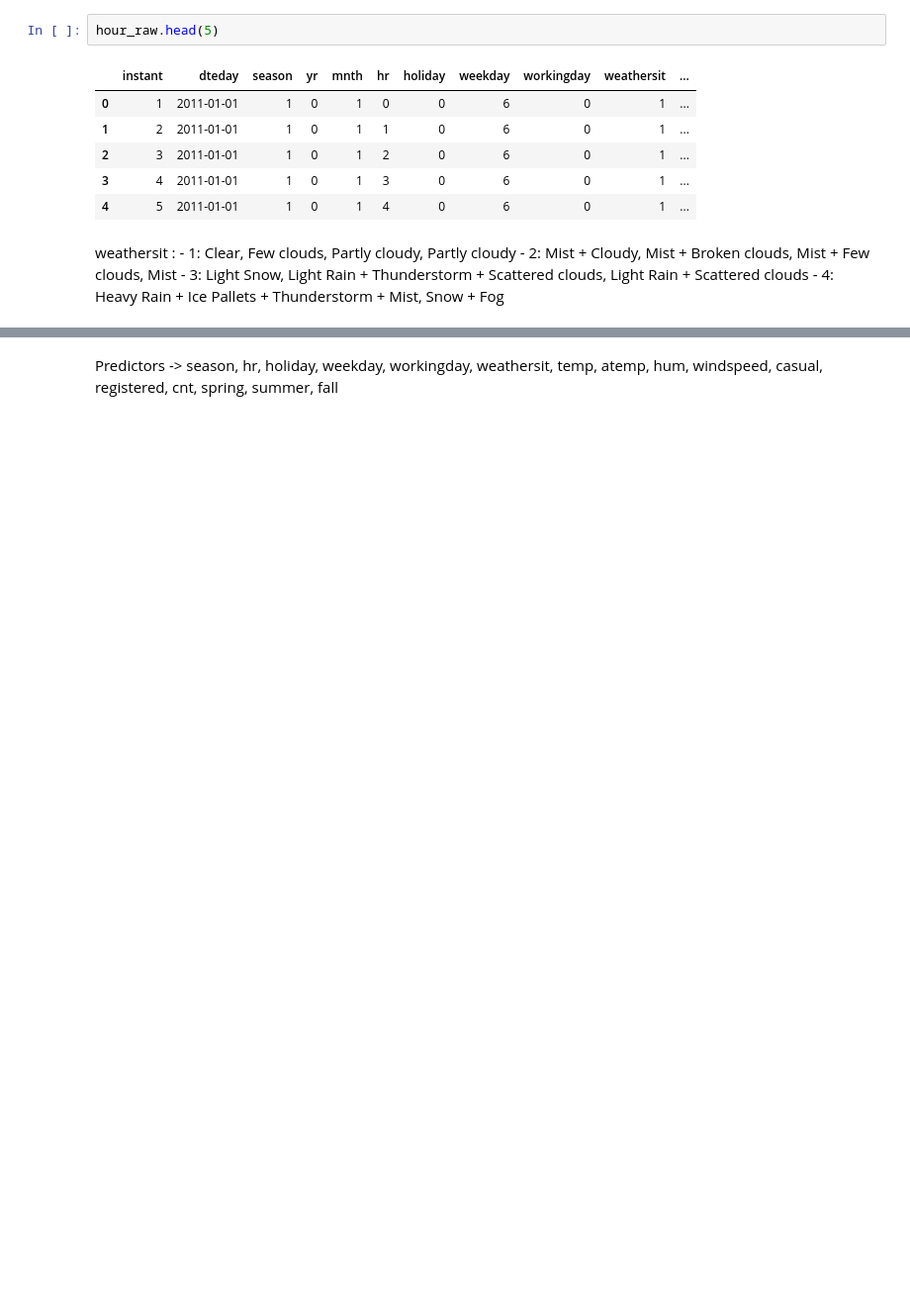
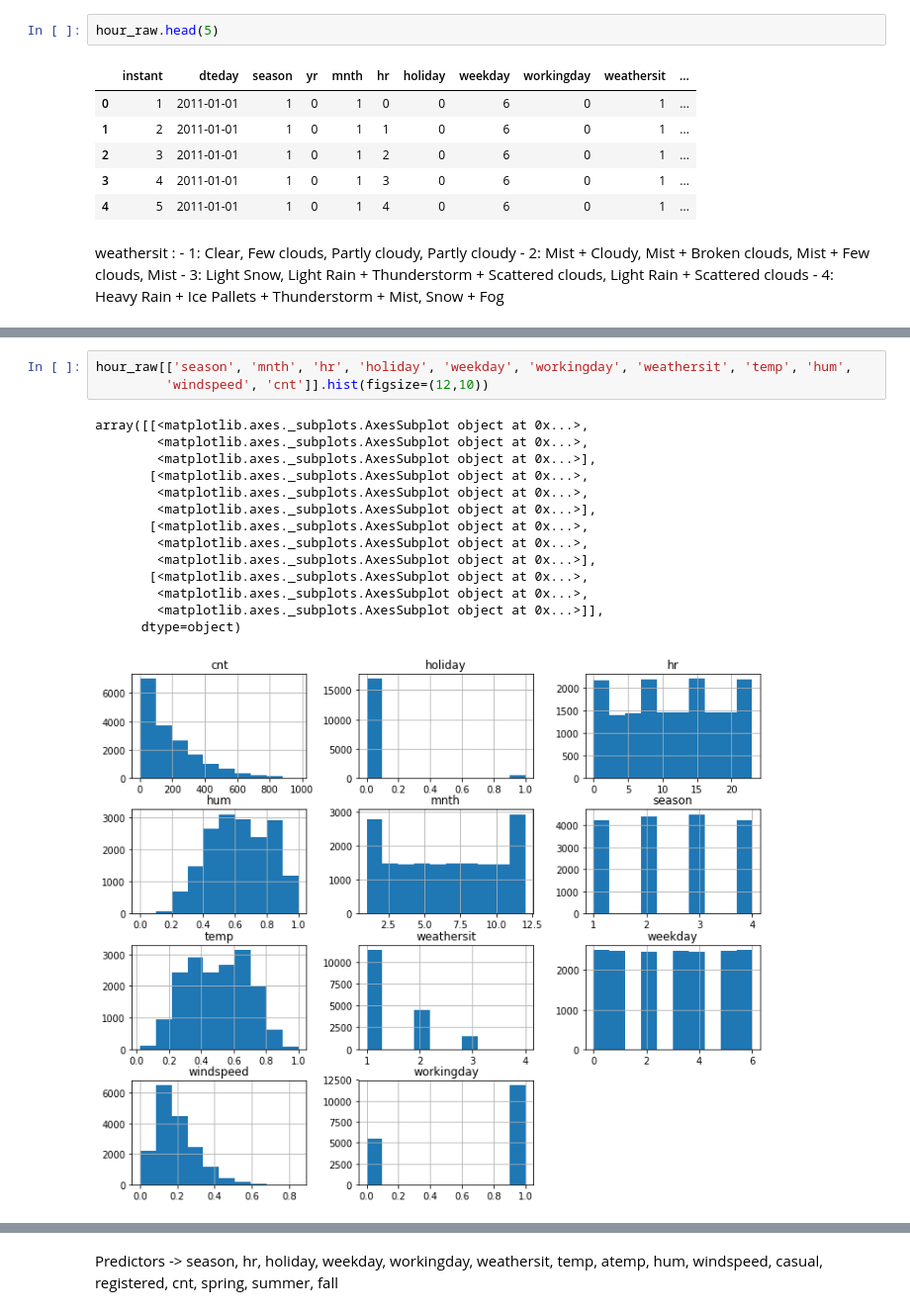
Before and after one commit to mzhou356/bike-sharing-regression, a Jupyter notebook: joe_bike_share_notebook.ipynb, the cells around one changed output, grey strips where cells are left out. Shown at 99% size. Drawn from its saved outputs; the diff is of its cells as text; blank space fills up the shorter version.

```diff
--- a/joe_bike_share_notebook.ipynb
+++ b/joe_bike_share_notebook.ipynb
@@ -60,0 +77,18 @@ ax = sns.heatmap(hour_raw.corr())
+# %%
+hour_raw[['season', 'mnth', 'hr', 'holiday', 'weekday', 'workingday', 'weathersit', 'temp', 'hum',
+         'windspeed', 'cnt']].hist(figsize=(12,10))
+# %% [output]
+array([[<matplotlib.axes._subplots.AxesSubplot object at 0x...>,
+        <matplotlib.axes._subplots.AxesSubplot object at 0x...>,
+        <matplotlib.axes._subplots.AxesSubplot object at 0x...>],
+       [<matplotlib.axes._subplots.AxesSubplot object at 0x...>,
+        <matplotlib.axes._subplots.AxesSubplot object at 0x...>,
+        <matplotlib.axes._subplots.AxesSubplot object at 0x...>],
+       [<matplotlib.axes._subplots.AxesSubplot object at 0x...>,
+        <matplotlib.axes._subplots.AxesSubplot object at 0x...>,
+        <matplotlib.axes._subplots.AxesSubplot object at 0x...>],
+       [<matplotlib.axes._subplots.AxesSubplot object at 0x...>,
+        <matplotlib.axes._subplots.AxesSubplot object at 0x...>,
+        <matplotlib.axes._subplots.AxesSubplot object at 0x...>]],
+      dtype=object)
+[figure, added]
```
Also changed, not shown: parts of 23 cells of this notebook.
